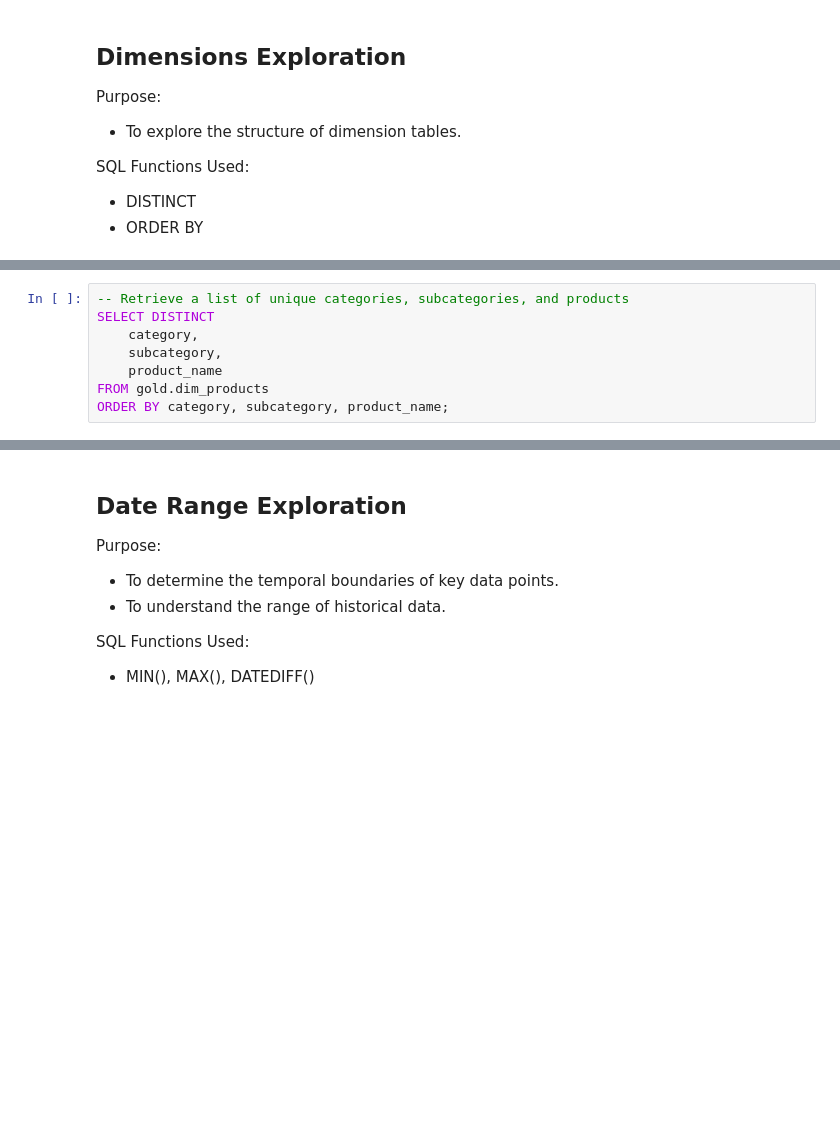
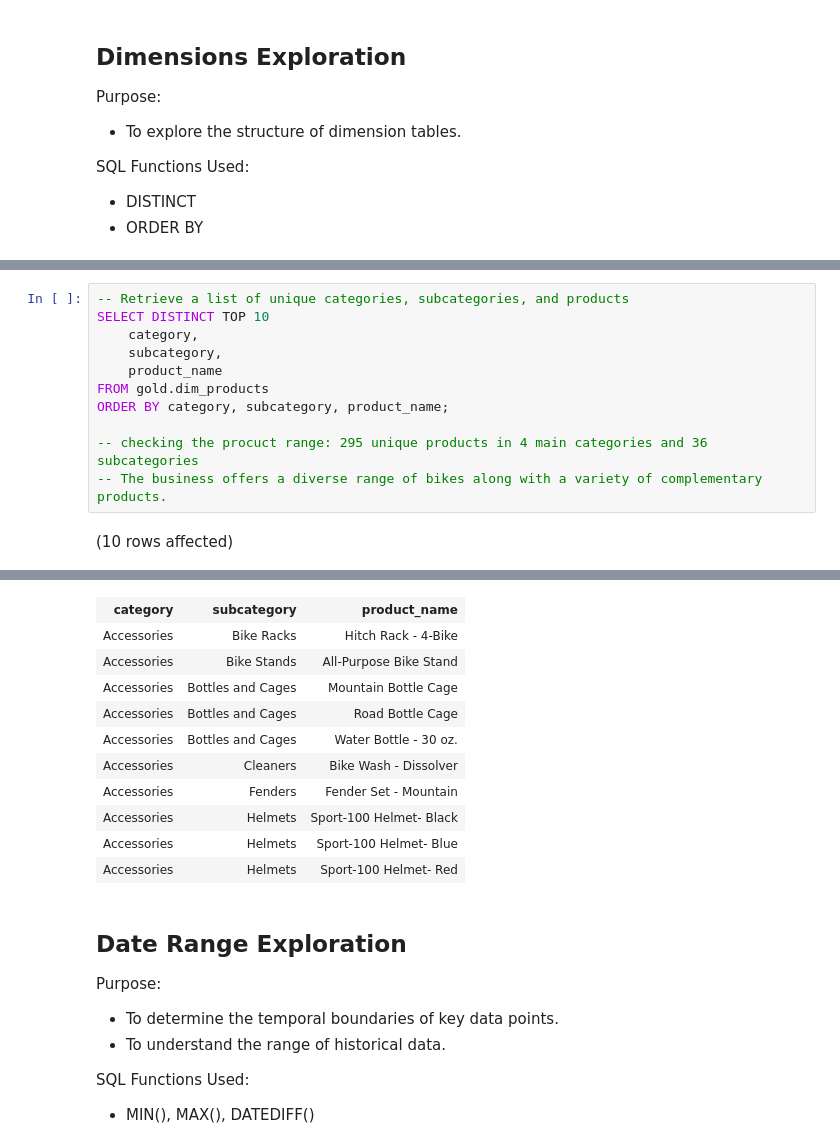
Before and after one commit to Ali-Ghafarian/sql-project-warehouse-and-analytics, a Jupyter notebook: eda_data_analysis/eda.ipynb, the cells around one changed output, grey strips where cells are left out. Cells and saved outputs as stored; diff of their text form; blank space fills up the shorter version.

```diff
--- a/eda_data_analysis/eda.ipynb
+++ b/eda_data_analysis/eda.ipynb
@@ -49,8 +99,13 @@ ORDER BY country;
 # %%
 -- Retrieve a list of unique categories, subcategories, and products
-SELECT DISTINCT
+SELECT DISTINCT TOP 10
     category,
     subcategory,
     product_name
 FROM gold.dim_products
 ORDER BY category, subcategory, product_name;
+
+-- checking the procuct range: 295 unique products in 4 main categories and 36 subcategories
+-- The business offers a diverse range of bikes along with a variety of complementary products.
+# %% [output]
+(10 rows affected)
@@ -57,3 +113,14 @@ ORDER BY category, subcategory, product_name;
+| category | subcategory | product_name |
+| Accessories | Bike Racks | Hitch Rack - 4-Bike |
+| Accessories | Bike Stands | All-Purpose Bike Stand |
+| Accessories | Bottles and Cages | Mountain Bottle Cage |
+| Accessories | Bottles and Cages | Road Bottle Cage |
+| Accessories | Bottles and Cages | Water Bottle - 30 oz. |
+| Accessories | Cleaners | Bike Wash - Dissolver |
+| Accessories | Fenders | Fender Set - Mountain |
+| Accessories | Helmets | Sport-100 Helmet- Black |
+| Accessories | Helmets | Sport-100 Helmet- Blue |
+| Accessories | Helmets | Sport-100 Helmet- Red |
 # %% [markdown]
 ## Date Range Exploration
 
```
Also changed, not shown: parts of 33 cells of this notebook.
